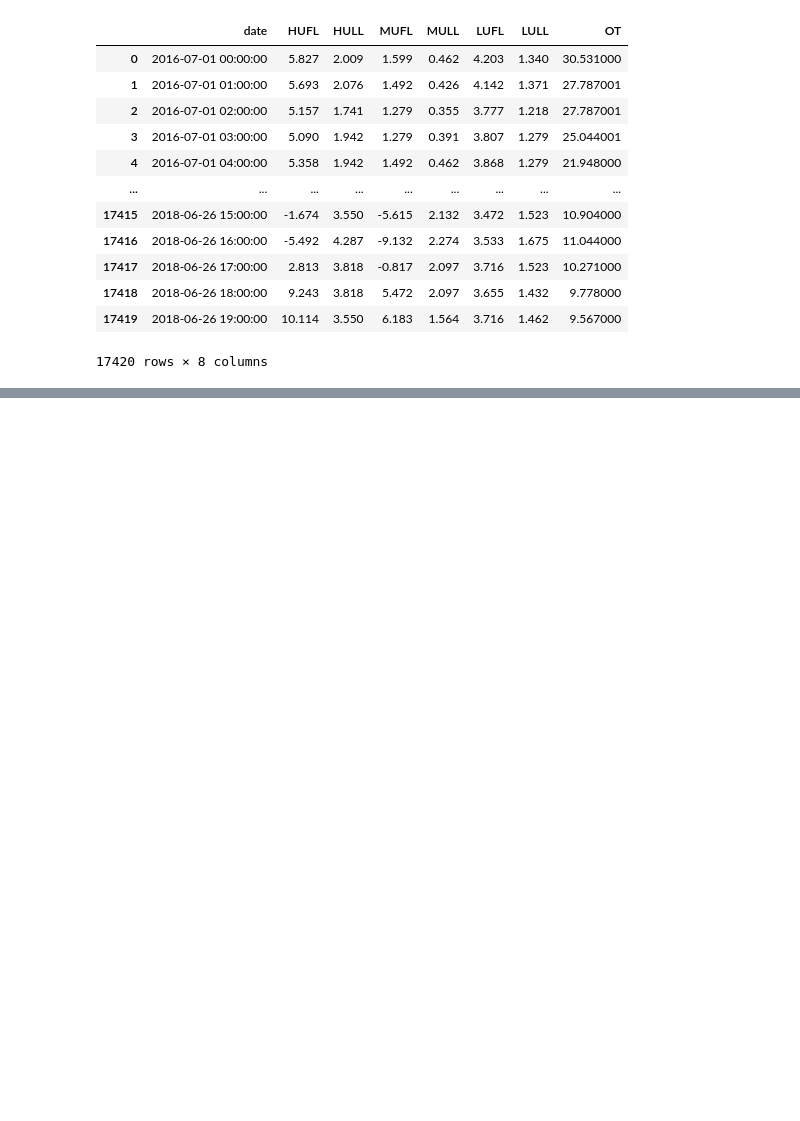
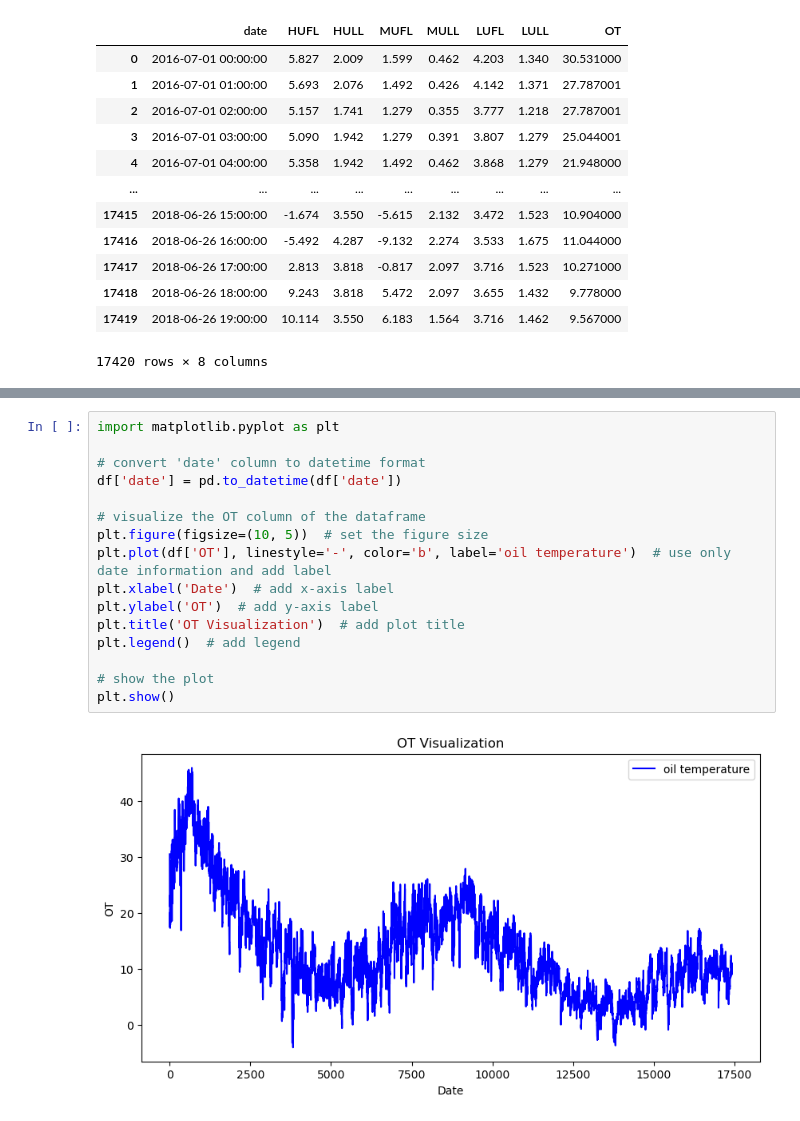
Before and after one commit to ZihangHLiu/TiDE, a Jupyter notebook: src/visualization.ipynb, the cells around one changed output, grey strips where cells are left out. Saved outputs shown, nothing was run; the diff lists cells and outputs as text; blank space fills up the shorter version.

```diff
--- a/src/visualization.ipynb
+++ b/src/visualization.ipynb
@@ -30,0 +52,18 @@ df
+# %%
+import matplotlib.pyplot as plt
+
+# convert 'date' column to datetime format
+df['date'] = pd.to_datetime(df['date'])
+
+# visualize the OT column of the dataframe
+plt.figure(figsize=(10, 5))  # set the figure size
+plt.plot(df['OT'], linestyle='-', color='b', label='oil temperature')  # use only date information and add label
+plt.xlabel('Date')  # add x-axis label
+plt.ylabel('OT')  # add y-axis label
+plt.title('OT Visualization')  # add plot title
+plt.legend()  # add legend
+
+# show the plot
+plt.show()
+# %% [output]
+[figure, added]
```
Also changed, not shown: parts of 6 cells of this notebook, 6 other files.
